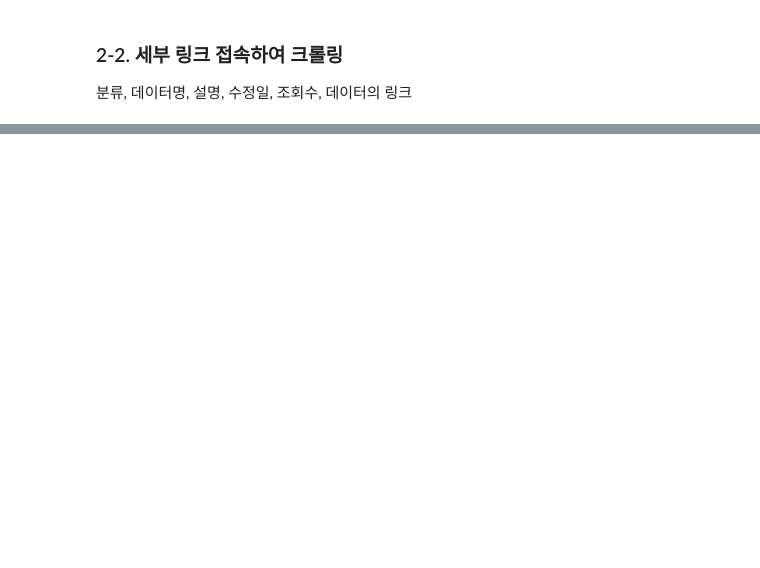
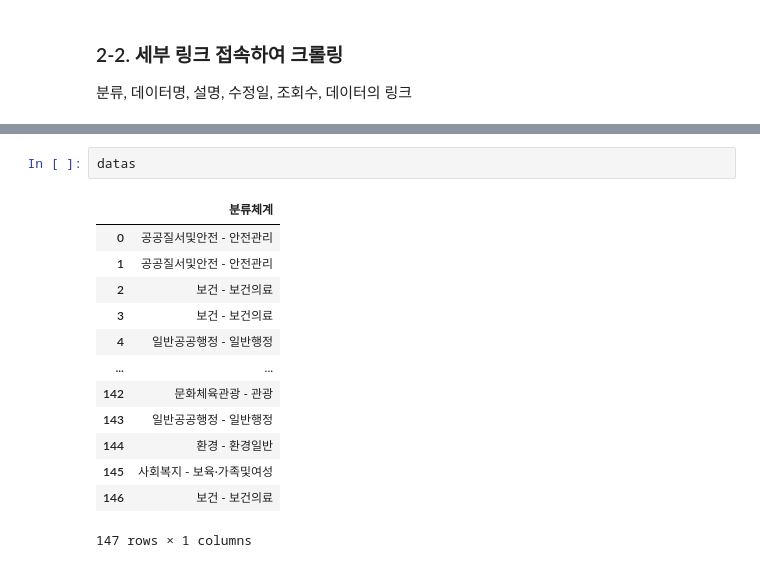
Before and after one commit to An-JIeun/portfolio, a Jupyter notebook: 텍스트마이닝_수업/assignment1.ipynb, the cells around one changed output, grey strips where cells are left out. Saved outputs shown, nothing was run; the diff lists cells and outputs as text; blank space fills up the shorter version.

```diff
--- a/텍스트마이닝_수업/assignment1.ipynb
+++ b/텍스트마이닝_수업/assignment1.ipynb
@@ -116,0 +166,16 @@ for i in range(len(acc_links)):
+# %%
+datas
+# %% [output]
+|  | 분류체계 |
+| 0 | 공공질서및안전 - 안전관리 |
+| 1 | 공공질서및안전 - 안전관리 |
+| 2 | 보건 - 보건의료 |
+| 3 | 보건 - 보건의료 |
+| 4 | 일반공공행정 - 일반행정 |
+| ... | ... |
+| 142 | 문화체육관광 - 관광 |
+| 143 | 일반공공행정 - 일반행정 |
+| 144 | 환경 - 환경일반 |
+| 145 | 사회복지 - 보육·가족및여성 |
+| 146 | 보건 - 보건의료 |
+147 rows × 1 columns
```
Also changed, not shown: parts of 13 cells of this notebook.
